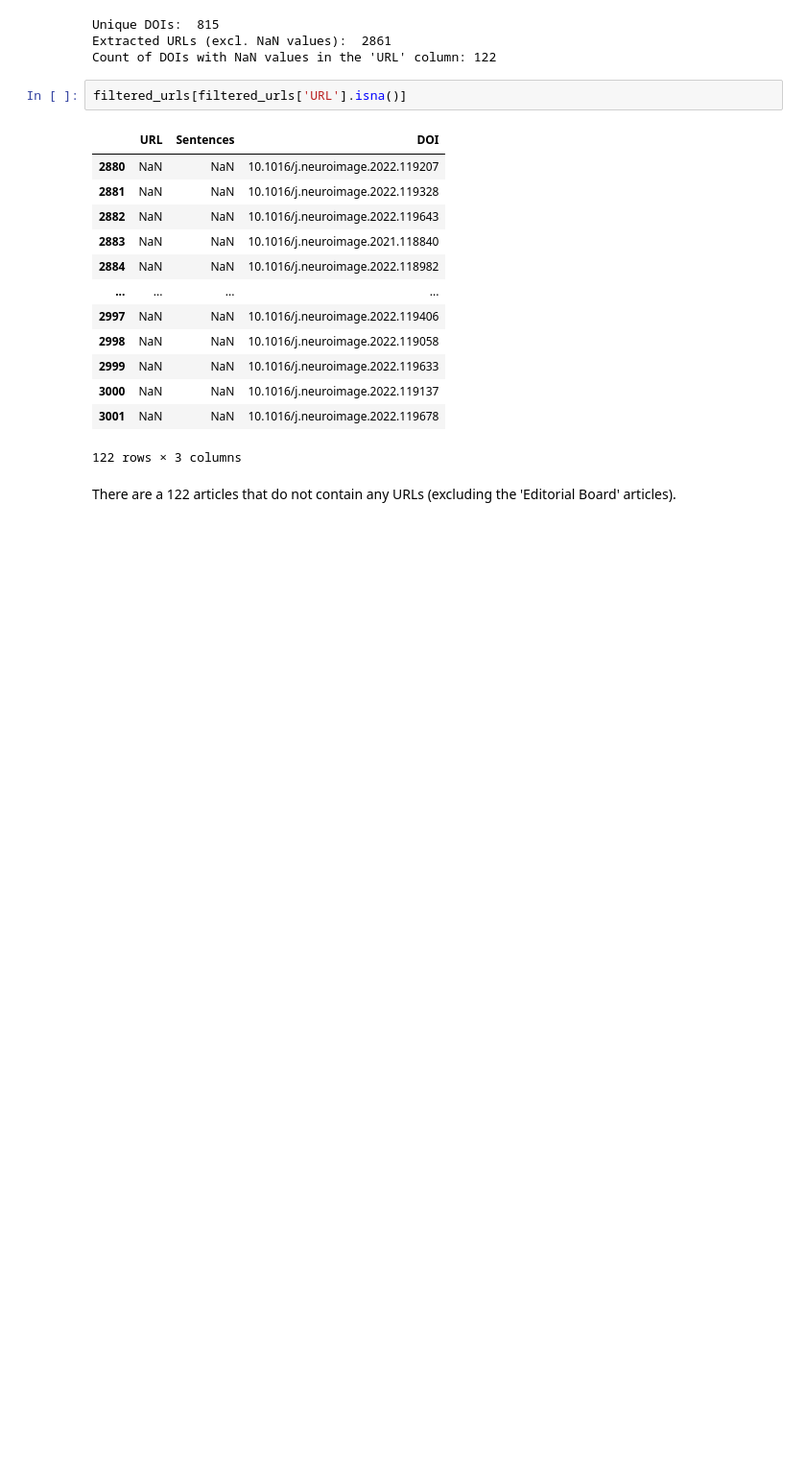
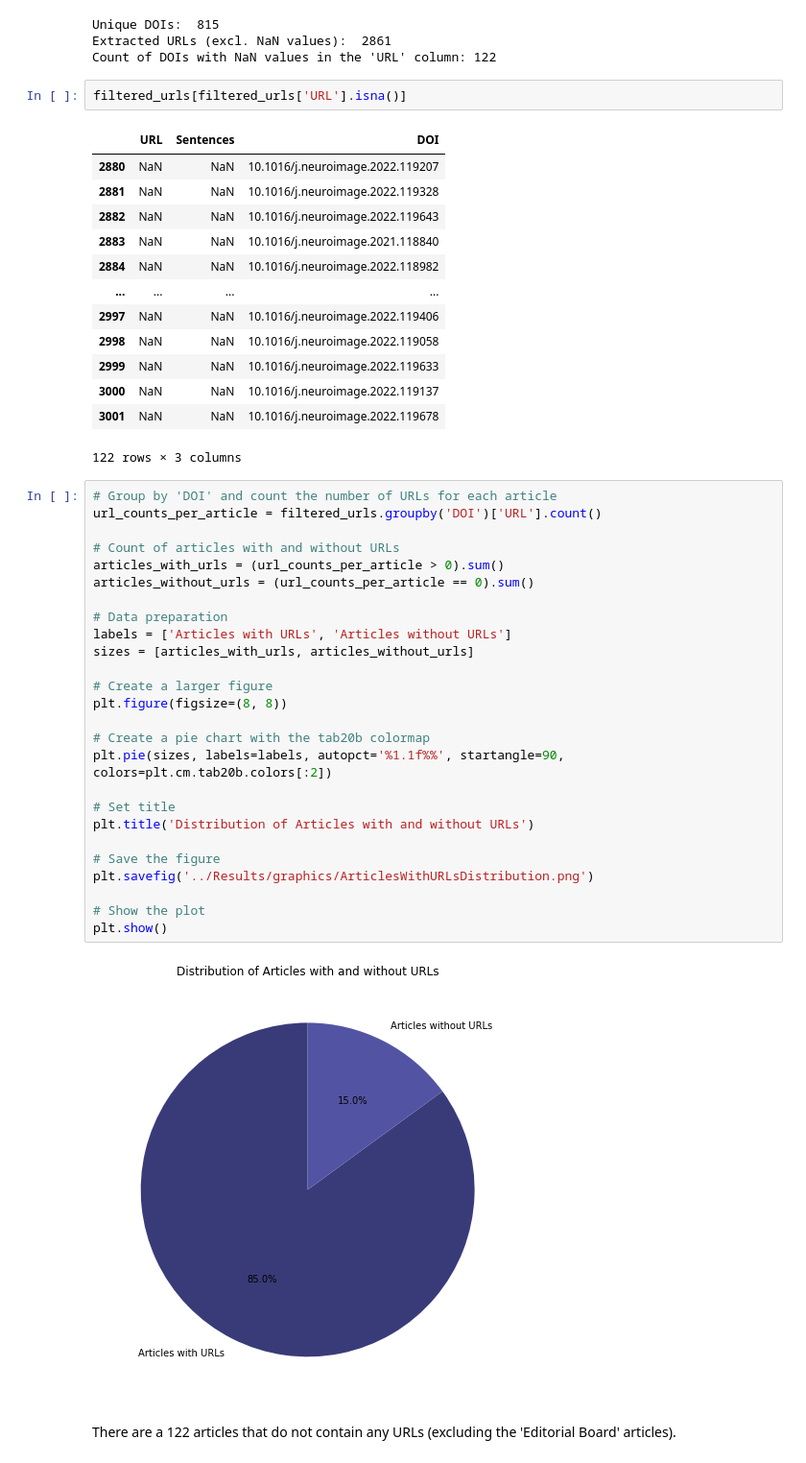
Before and after one commit to phantomloe/Thesis, a Jupyter notebook: Code/URL_Extraction.ipynb, the cells around one changed output. Shown at 96% size. Drawn from its saved outputs; the diff is of its cells as text; blank space fills up the shorter version.

Commit message:
Edited and added multiple files
Week 47 update before meeting - the main changes are generation of graphics for the report and the work in reuse.ipynb

```diff
--- a/Code/URL_Extraction.ipynb
+++ b/Code/URL_Extraction.ipynb
@@ -988,5 +985,33 @@ filtered_urls[filtered_urls['URL'].isna()]
 | 3000 | NaN | NaN | 10.1016/j.neuroimage.2022.119137 |
 | 3001 | NaN | NaN | 10.1016/j.neuroimage.2022.119678 |
 122 rows × 3 columns
+# %%
+# Group by 'DOI' and count the number of URLs for each article
+url_counts_per_article = filtered_urls.groupby('DOI')['URL'].count()
+
+# Count of articles with and without URLs
+articles_with_urls = (url_counts_per_article > 0).sum()
+articles_without_urls = (url_counts_per_article == 0).sum()
+
+# Data preparation
+labels = ['Articles with URLs', 'Articles without URLs']
+sizes = [articles_with_urls, articles_without_urls]
+
+# Create a larger figure
+plt.figure(figsize=(8, 8))
+
+# Create a pie chart with the tab20b colormap
+plt.pie(sizes, labels=labels, autopct='%1.1f%%', startangle=90, colors=plt.cm.tab20b.colors[:2])
+
+# Set title
+plt.title('Distribution of Articles with and without URLs')
+
+# Save the figure
+plt.savefig('../Results/graphics/ArticlesWithURLsDistribution.png')
+
+# Show the plot
+plt.show()
+# %% [output]
+[figure, added]
 # %% [markdown]
 There are a 122 articles that do not contain any URLs (excluding the 'Editorial Board' articles).
```
Also changed, not shown: parts of 11 cells of this notebook, 30 other files.
